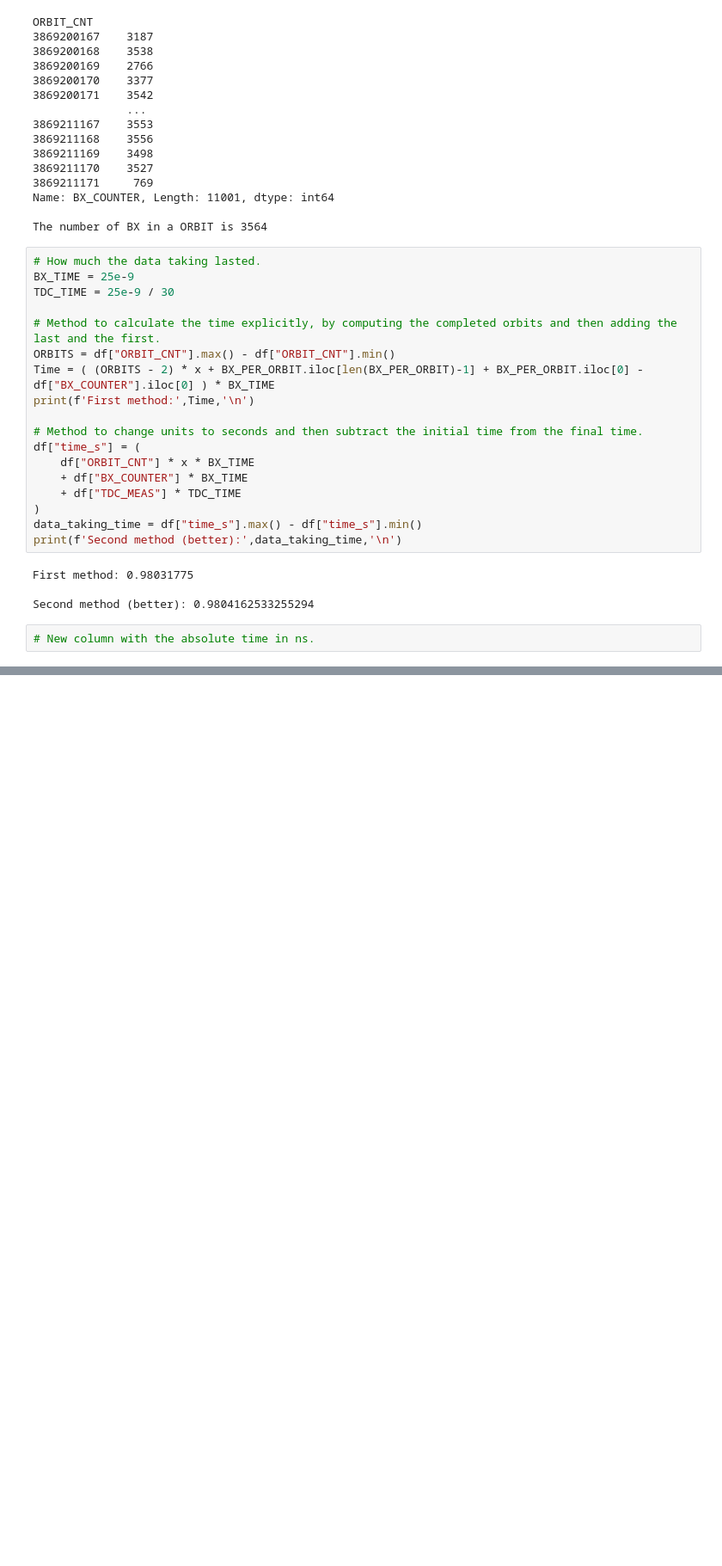
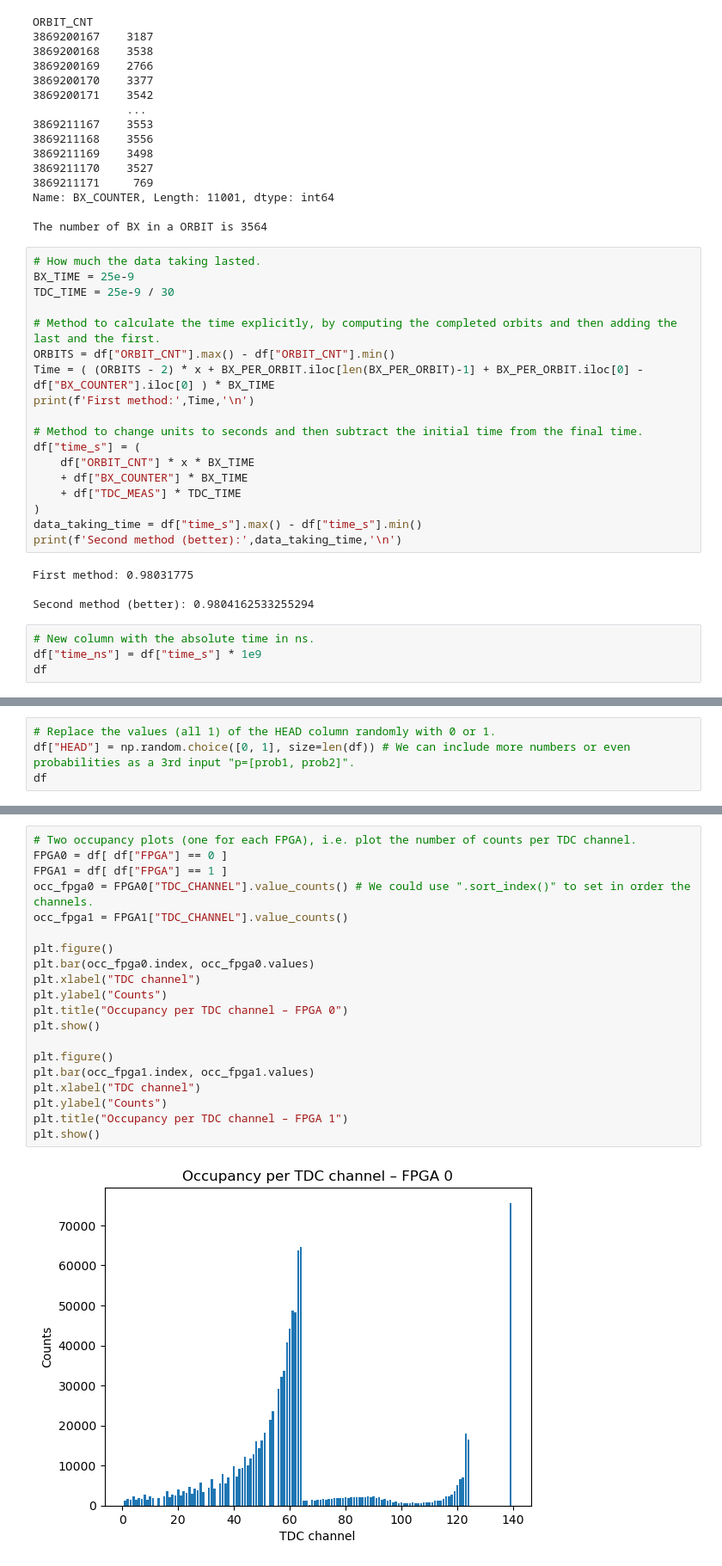
Before and after one commit to adrianorellanamontes/LaboratoryOfComputationalPhysics_Y8, a Jupyter notebook: 06ex_Pandas.ipynb, the cells around one changed output, grey strips where cells are left out. Shown at 86% size. Cells and saved outputs as stored; diff of their text form; blank space fills up the shorter version.

```diff
--- a/06ex_Pandas.ipynb
+++ b/06ex_Pandas.ipynb
@@ -100,3 +102,5 @@ First method: 0.98031775
 Second method (better): 0.9804162533255294
 # %%
 # New column with the absolute time in ns.
+df["time_ns"] = df["time_s"] * 1e9
+df
@@ -102,0 +121,4 @@ Second method (better): 0.9804162533255294
+# %%
+# Replace the values (all 1) of the HEAD column randomly with 0 or 1.
+df["HEAD"] = np.random.choice([0, 1], size=len(df)) # We can include more numbers or even probabilities as a 3rd input "p=[prob1, prob2]".
+df
@@ -102,0 +157,22 @@ Second method (better): 0.9804162533255294
+# %%
+# Two occupancy plots (one for each FPGA), i.e. plot the number of counts per TDC channel.
+FPGA0 = df[ df["FPGA"] == 0 ]
+FPGA1 = df[ df["FPGA"] == 1 ]
+occ_fpga0 = FPGA0["TDC_CHANNEL"].value_counts() # We could use ".sort_index()" to set in order the channels.
+occ_fpga1 = FPGA1["TDC_CHANNEL"].value_counts()
+
+plt.figure()
+plt.bar(occ_fpga0.index, occ_fpga0.values)
+plt.xlabel("TDC channel")
+plt.ylabel("Counts")
+plt.title("Occupancy per TDC channel – FPGA 0")
+plt.show()
+
+plt.figure()
+plt.bar(occ_fpga1.index, occ_fpga1.values)
+plt.xlabel("TDC channel")
+plt.ylabel("Counts")
+plt.title("Occupancy per TDC channel – FPGA 1")
+plt.show()
+# %% [output]
+[figure, added]
```
Also changed, not shown: parts of 7 cells of this notebook.
